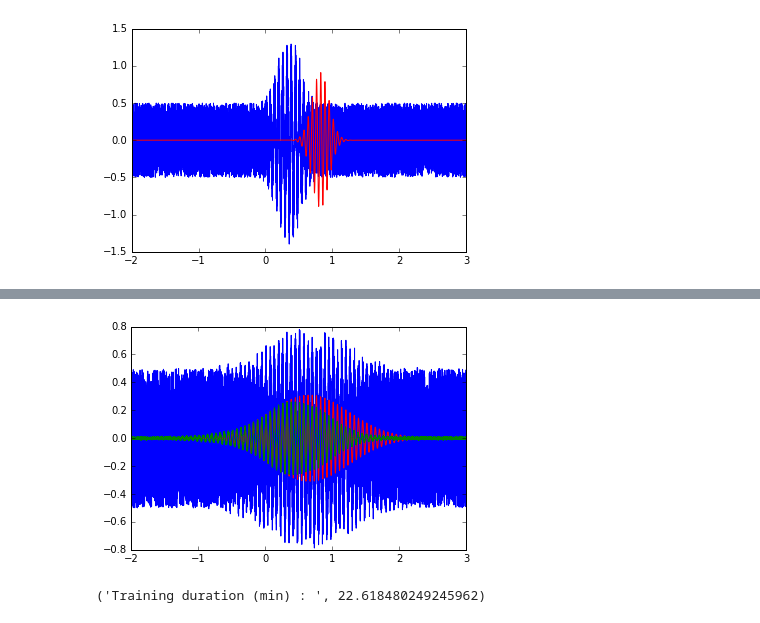
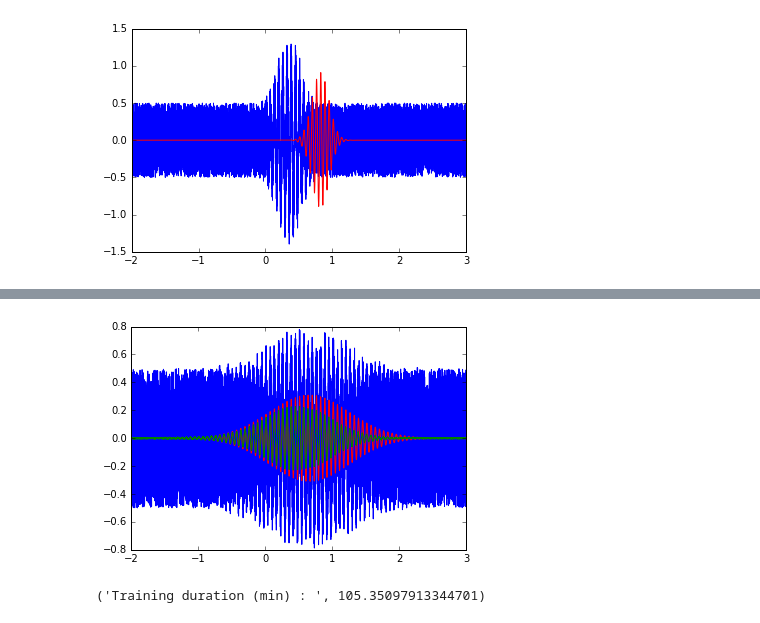
Before and after one commit to clarle/denoising-gravitational-waves, a Jupyter notebook: LSTM.ipynb, the cells around one changed output, grey strips where cells are left out. Saved outputs shown, nothing was run; the diff lists cells and outputs as text; code cells hidden in the pictures.

Commit message:
added test results with more epochs

```diff
--- a/LSTM.ipynb
+++ b/LSTM.ipynb
@@ -98,7 +98,7 @@ def build_model(layers):
 
     return model
 # %%
-epochs = 1
+epochs = 5
 global_start_time = time.time()
 
 model = build_model([1, 50, 100, 8192])
@@ -126,3 +134,3 @@ Epoch 1/1
 8192
-[figure, old version]
+[figure, new version]
-('Training duration (min) : ', 22.618480249245962)
+('Training duration (min) : ', 105.35097913344701)
```
Also changed, not shown: parts of 1 cell of this notebook, 1 other file.
